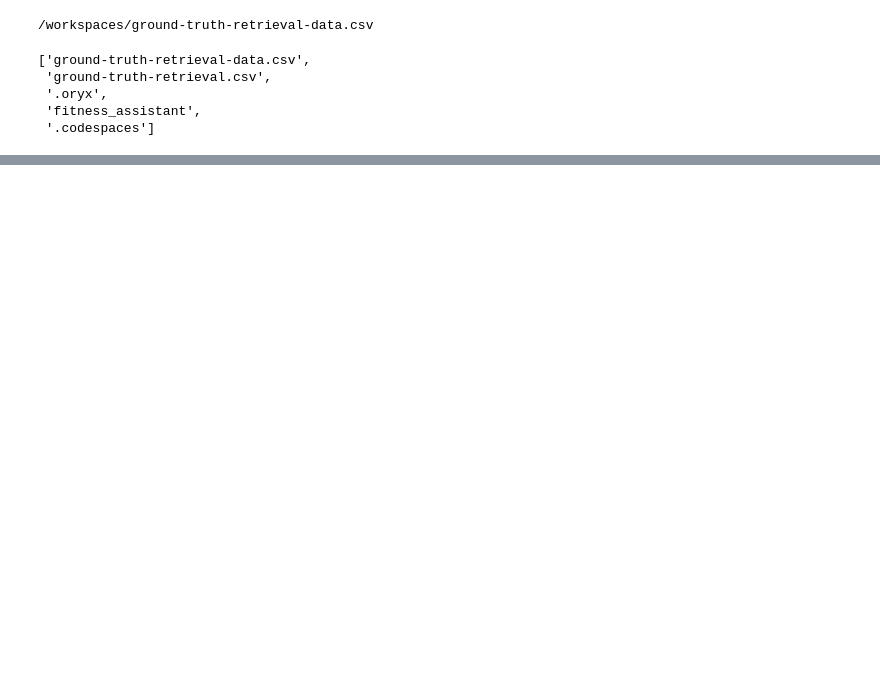
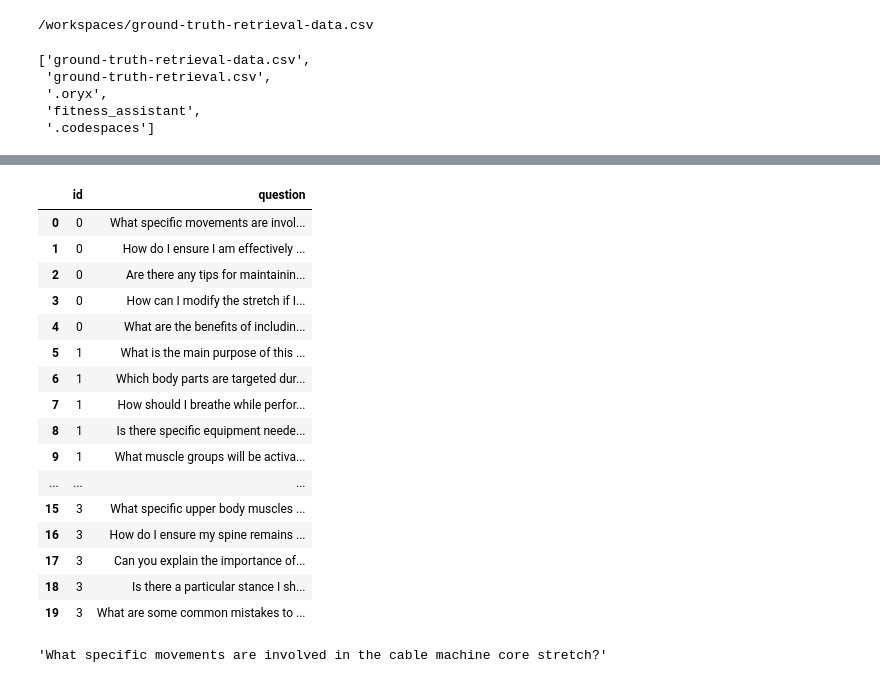
Before and after one commit to theapsway/fitness_assistant, a Jupyter notebook: fitness_assistant.ipynb, the cells around one changed output, grey strips where cells are left out. Drawn from its saved outputs; the diff is of its cells as text; code cells hidden in the pictures; blank space fills up the shorter version.

```diff
--- a/fitness_assistant.ipynb
+++ b/fitness_assistant.ipynb
@@ -380,0 +376,25 @@ os.listdir("..")
+# %%
+df_ques = pd.read_csv("ground-truth-retrieval-data.csv")
+df_ques.head(20)
+# %% [output]
+|  | id | question |
+| 0 | 0 | What specific movements are invol... |
+| 1 | 0 | How do I ensure I am effectively ... |
+| 2 | 0 | Are there any tips for maintainin... |
+| 3 | 0 | How can I modify the stretch if I... |
+| 4 | 0 | What are the benefits of includin... |
+| 5 | 1 | What is the main purpose of this ... |
+| 6 | 1 | Which body parts are targeted dur... |
+| 7 | 1 | How should I breathe while perfor... |
+| 8 | 1 | Is there specific equipment neede... |
+| 9 | 1 | What muscle groups will be activa... |
+| ... | ... | ... |
+| 15 | 3 | What specific upper body muscles ... |
+| 16 | 3 | How do I ensure my spine remains ... |
+| 17 | 3 | Can you explain the importance of... |
+| 18 | 3 | Is there a particular stance I sh... |
+| 19 | 3 | What are some common mistakes to ... |
+# %%
+df_ques.iloc[0]['question']
+# %% [output]
+'What specific movements are involved in the cable machine core stretch?'
```
Also changed, not shown: parts of 49 cells of this notebook.
